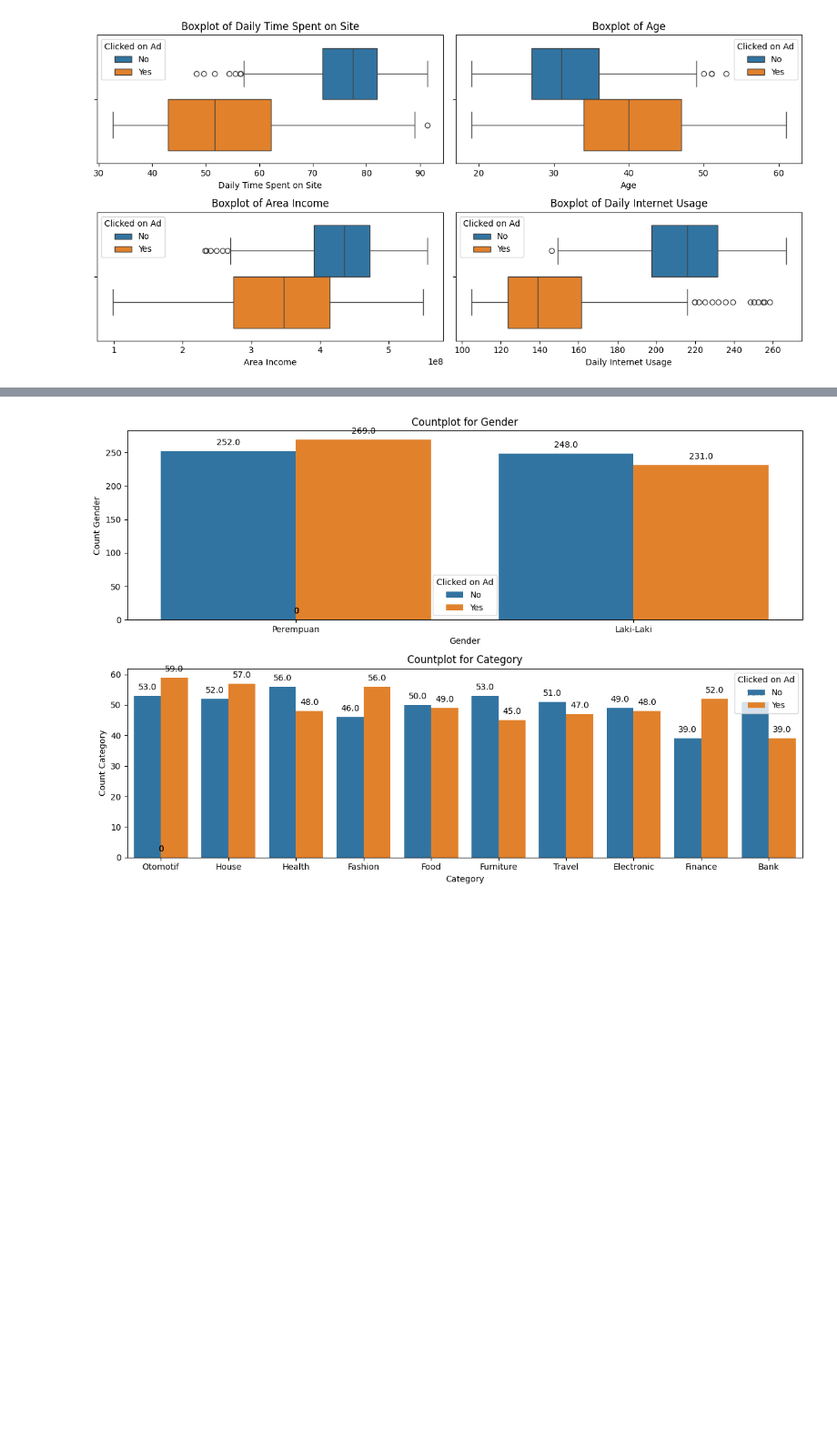
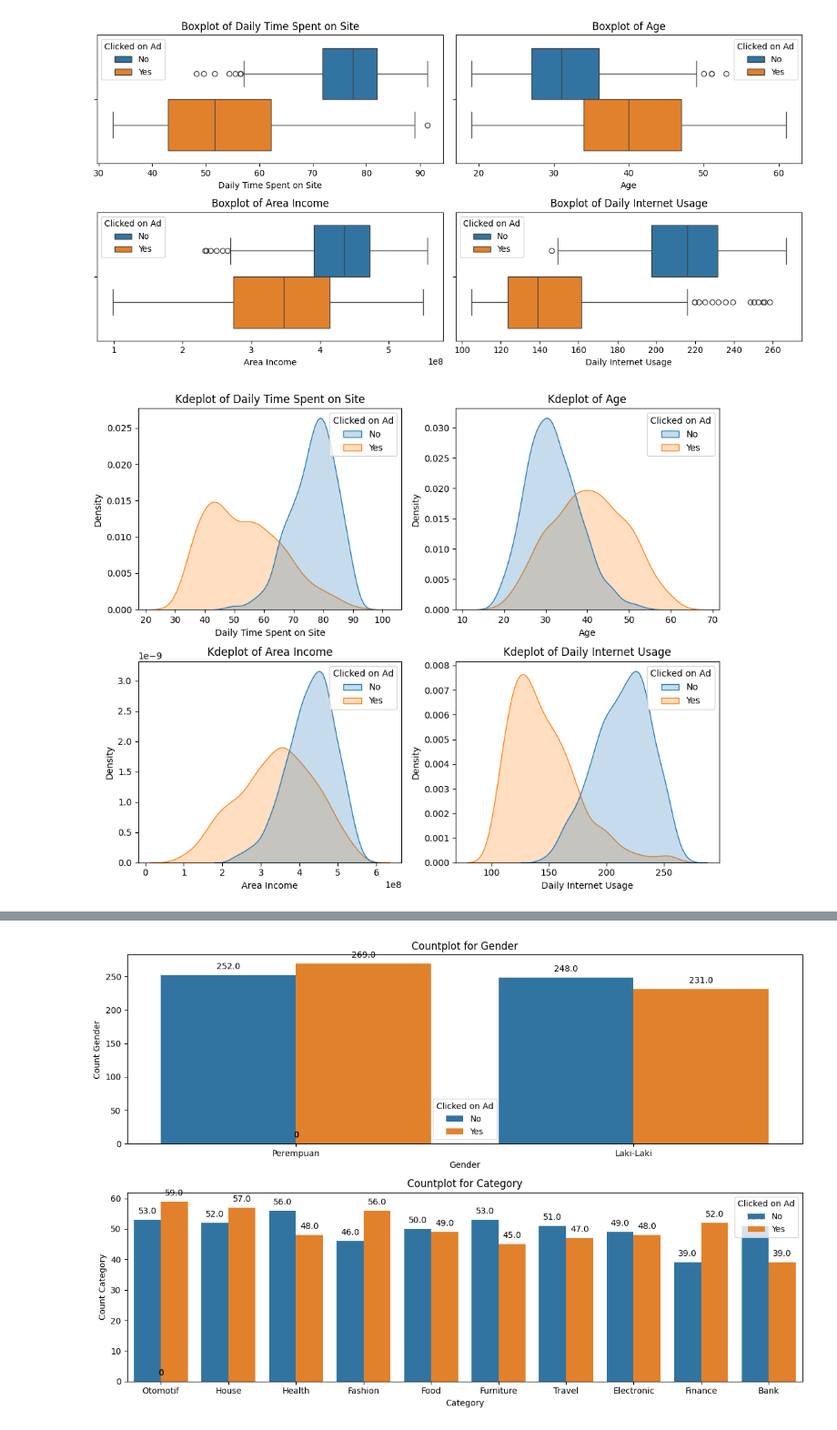
Before and after one commit to mcikalmerdeka/Predict-Customer-Clicked-Ads-Classification-By-Using-Machine-Learning, a Jupyter notebook: Clicked Ads Classification.ipynb, the cells around one changed output, grey strips where cells are left out. Shown at 91% size. Cells and saved outputs as stored; diff of their text form; code cells hidden in the pictures; blank space fills up the shorter version.

```diff
--- a/Clicked Ads Classification.ipynb
+++ b/Clicked Ads Classification.ipynb
@@ -433,3 +433,16 @@ plt.tight_layout()
 plt.show()
 # %% [output]
 [figure]
+# %%
+# Kdeplot with hue target
+fig, ax = plt.subplots(nrows=2, ncols=2, figsize=(10, 8))
+ax = ax.flatten()
+
+for i, col in enumerate(nums_cols) :
+    sns.kdeplot(data=df, ax=ax[i], x=col, hue='Clicked on Ad', fill=True)
+    ax[i].set_title(f'Kdeplot of {col}')
+
+plt.tight_layout()
+plt.show()
+# %% [output]
+[figure, added]
```
Also changed, not shown: parts of 13 cells of this notebook.
